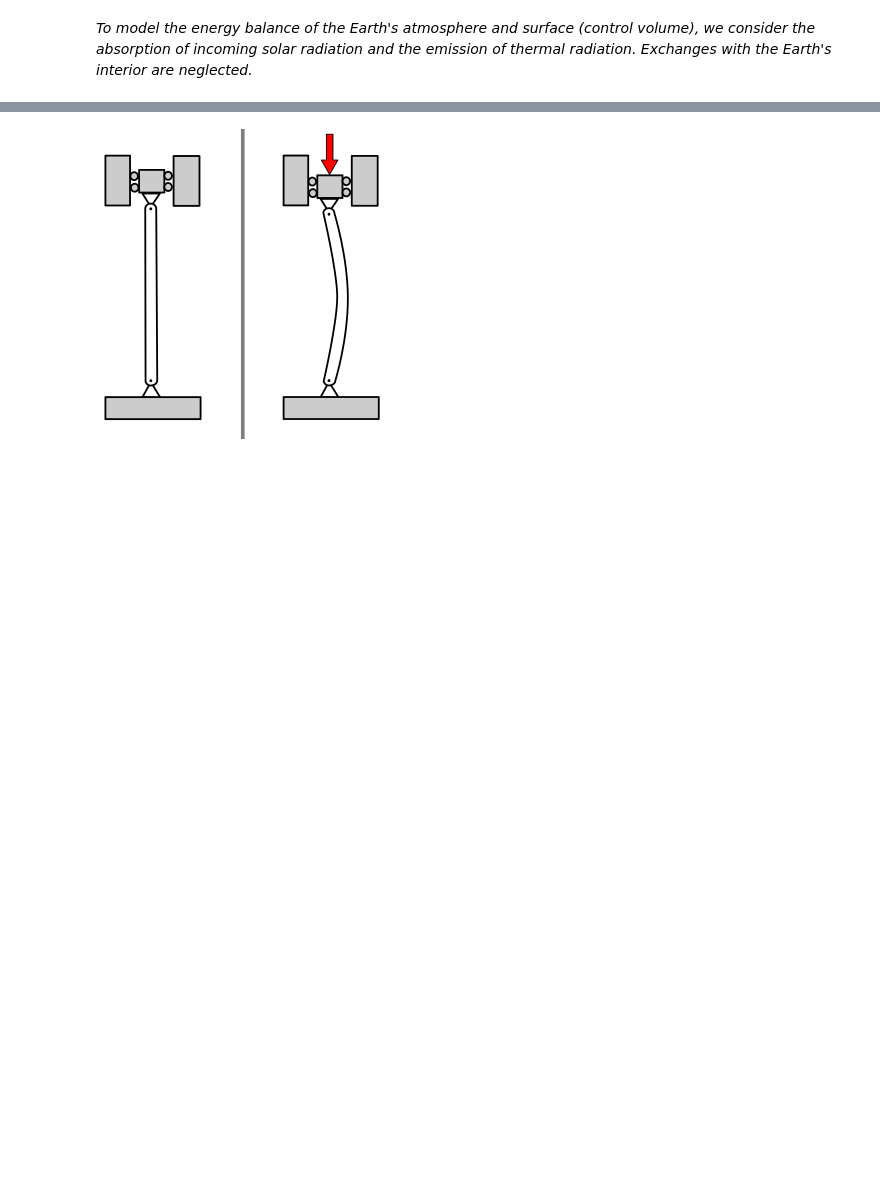
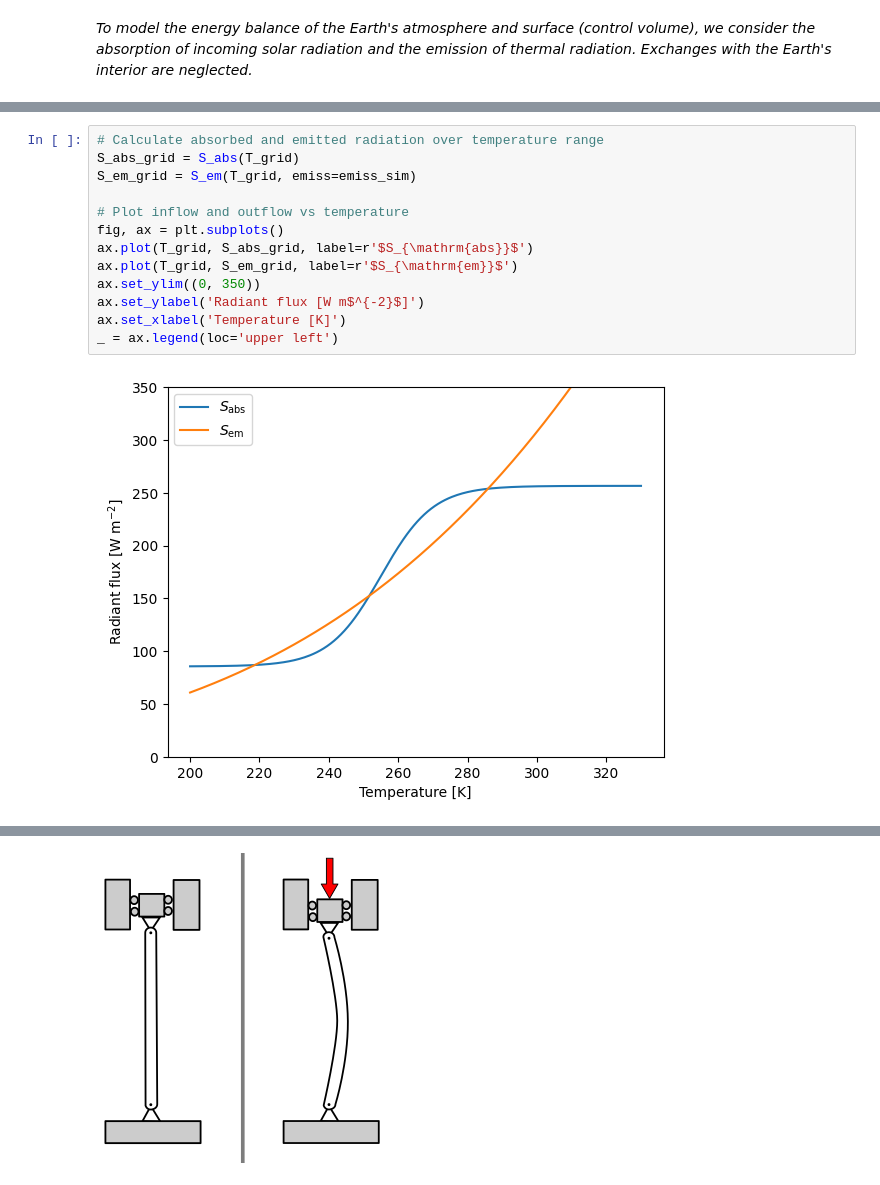
Before and after one commit to uafgeoteach/ESS601_IESS, a Jupyter notebook: notebooks/snowball.ipynb, the cells around one changed output, grey strips where cells are left out. Drawn from its saved outputs; the diff is of its cells as text; blank space fills up the shorter version.

```diff
--- a/notebooks/snowball.ipynb
+++ b/notebooks/snowball.ipynb
@@ -254,0 +215,15 @@ In everyday life, you can see it when you press down on a business card, a flyer
+# %%
+# Calculate absorbed and emitted radiation over temperature range
+S_abs_grid = S_abs(T_grid)
+S_em_grid = S_em(T_grid, emiss=emiss_sim)
+
+# Plot inflow and outflow vs temperature
+fig, ax = plt.subplots()
+ax.plot(T_grid, S_abs_grid, label=r'$S_{\mathrm{abs}}$')
+ax.plot(T_grid, S_em_grid, label=r'$S_{\mathrm{em}}$')
+ax.set_ylim((0, 350))
+ax.set_ylabel('Radiant flux [W m$^{-2}$]')
+ax.set_xlabel('Temperature [K]')
+_ = ax.legend(loc='upper left')
+# %% [output]
+[figure, added]
```
Also changed, not shown: parts of 48 cells of this notebook, 6 other files.
